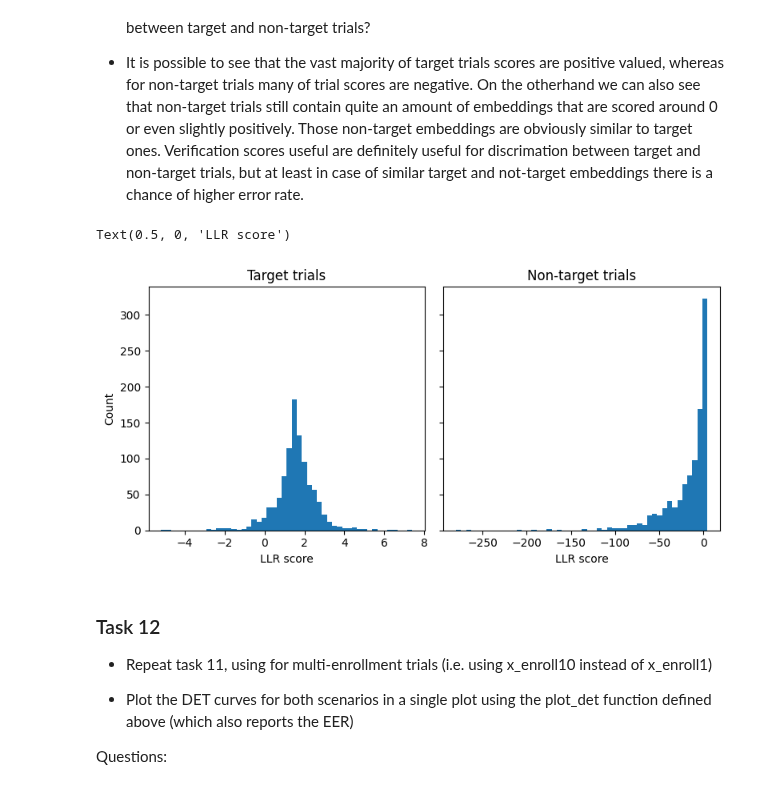
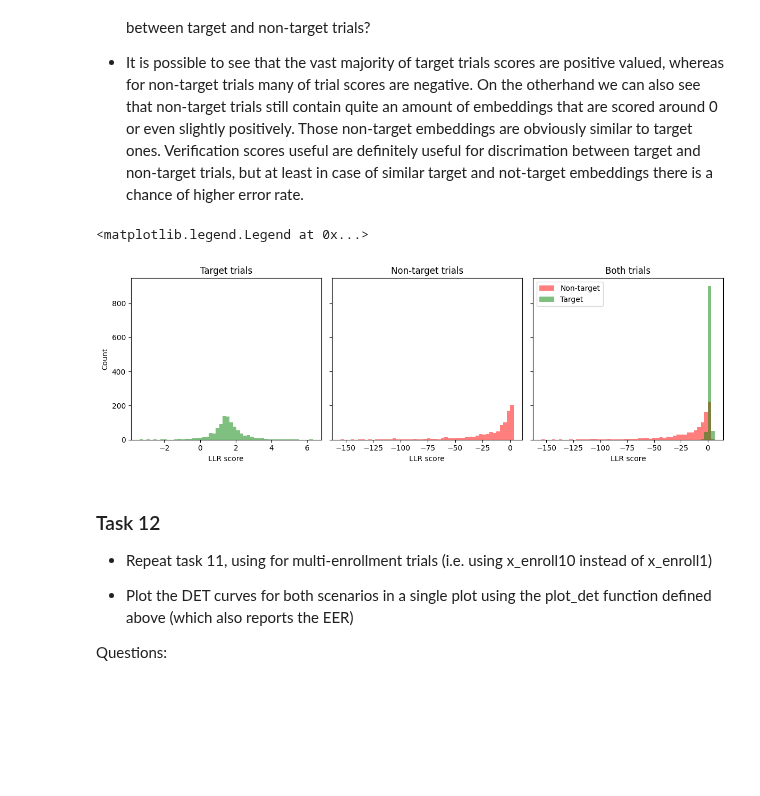
Before and after one commit to NejedlyDominik/vut-fit-BAYa-project, a Jupyter notebook: BAYa_Assignment2023_PLDA.ipynb, the cells around one changed output. Saved outputs shown, nothing was run; the diff lists cells and outputs as text; code cells hidden in the pictures; blank space fills up the shorter version.

```diff
--- a/BAYa_Assignment2023_PLDA.ipynb
+++ b/BAYa_Assignment2023_PLDA.ipynb
@@ -952,21 +956,25 @@ Questions:
 # %%
 # Your code goes here
 target_trial_scores_single = LLRs(x_test_target, x_enroll1, mu_EM3, Sigma_ac_EM3, Sigma_wc_EM3)
 nontar_trial_scores_single = LLRs(x_test_nontar, x_enroll1, mu_EM3, Sigma_ac_EM3, Sigma_wc_EM3)
 
-fig, axs = plt.subplots(1, 2, sharey=True, tight_layout=True, figsize=(8, 4))
+fig, axs = plt.subplots(1, 3, sharey=True, tight_layout=True, figsize=(12, 4))
 
-axs[0].hist(target_trial_scores_single, 50)
-axs[1].hist(nontar_trial_scores_single, 50)
+axs[0].hist(target_trial_scores_single, 50, color='green', alpha=0.50)
+axs[1].hist(nontar_trial_scores_single, 50, color='red', alpha=0.50)
+axs[2].hist([target_trial_scores_single, nontar_trial_scores_single], 50, histtype='stepfilled', label=['Target', 'Non-target'], color=['green', 'red'], alpha=0.50)
 
 axs[0].set_title("Target trials")
 axs[0].set_xlabel("LLR score")
 axs[0].set_ylabel("Count")
 axs[1].set_title("Non-target trials")
 axs[1].set_xlabel("LLR score")
+axs[2].set_title("Both trials")
+axs[2].set_xlabel("LLR score")
+axs[2].legend()
 # %% [output]
-Text(0.5, 0, 'LLR score')
+<matplotlib.legend.Legend at 0x...>
-[figure, old version]
+[figure, new version]
 # %% [markdown]
 ### Task 12
 
```
Also changed, not shown: parts of 12 cells of this notebook.
